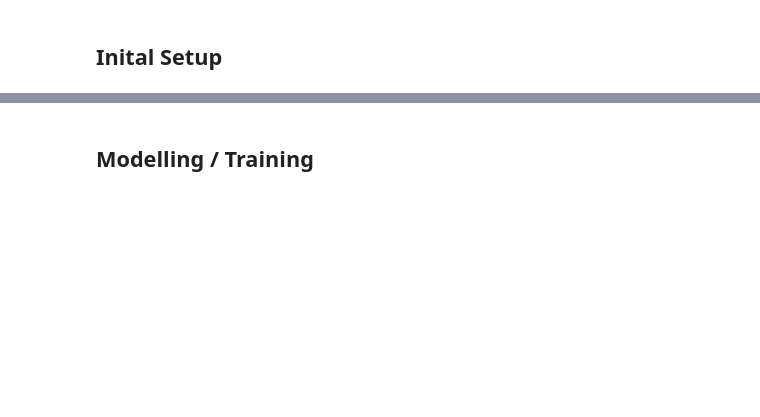
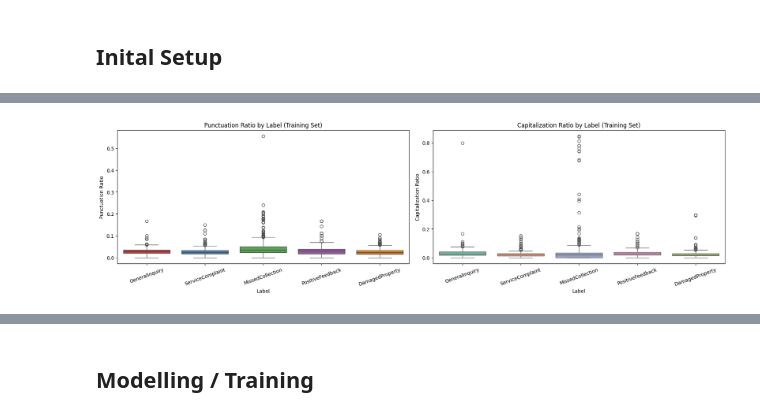
Before and after one commit to morrison-page/feedback-classification, a Jupyter notebook: customer-feedback.ipynb, the cells around one changed output, grey strips where cells are left out. Saved outputs shown, nothing was run; the diff lists cells and outputs as text; code cells hidden in the pictures; blank space fills up the shorter version.

```diff
--- a/customer-feedback.ipynb
+++ b/customer-feedback.ipynb
@@ -71,0 +473,40 @@ Test set loaded: 904 rows, 2 columns
+# %%
+# Punctuation and Capitalisation
+def punctuation_ratio(text):
+    if len(text) == 0:
+        return 0
+    punct_count = sum(1 for char in text if char in string.punctuation)
+    return punct_count / len(text)
+
+def capitalization_ratio(text):
+    if len(text) == 0:
+        return 0
+    capital_count = sum(1 for char in text if char.isupper())
+    return capital_count / len(text)
+
+train_df['punctuation_ratio'] = train_df['message'].apply(punctuation_ratio)
+train_df['capitalization_ratio'] = train_df['message'].apply(capitalization_ratio)
+
+fig, axes = plt.subplots(1, 2, figsize=(18, 5), constrained_layout=True)
+
+sns.boxplot(
+    x='label', y='punctuation_ratio', data=train_df,
+    hue='label', palette='Set1', legend=False, ax=axes[0]
+)
+axes[0].set_title('Punctuation Ratio by Label (Training Set)')
+axes[0].set_xlabel('Label')
+axes[0].set_ylabel('Punctuation Ratio')
+axes[0].tick_params(axis='x', rotation=20)
+
+sns.boxplot(
+    x='label', y='capitalization_ratio', data=train_df,
+    hue='label', palette='Set2', legend=False, ax=axes[1]
+)
+axes[1].set_title('Capitalization Ratio by Label (Training Set)')
+axes[1].set_xlabel('Label')
+axes[1].set_ylabel('Capitalization Ratio')
+axes[1].tick_params(axis='x', rotation=20)
+
+plt.show()
+# %% [output]
+[figure, added]
```
Also changed, not shown: parts of 39 cells of this notebook.
